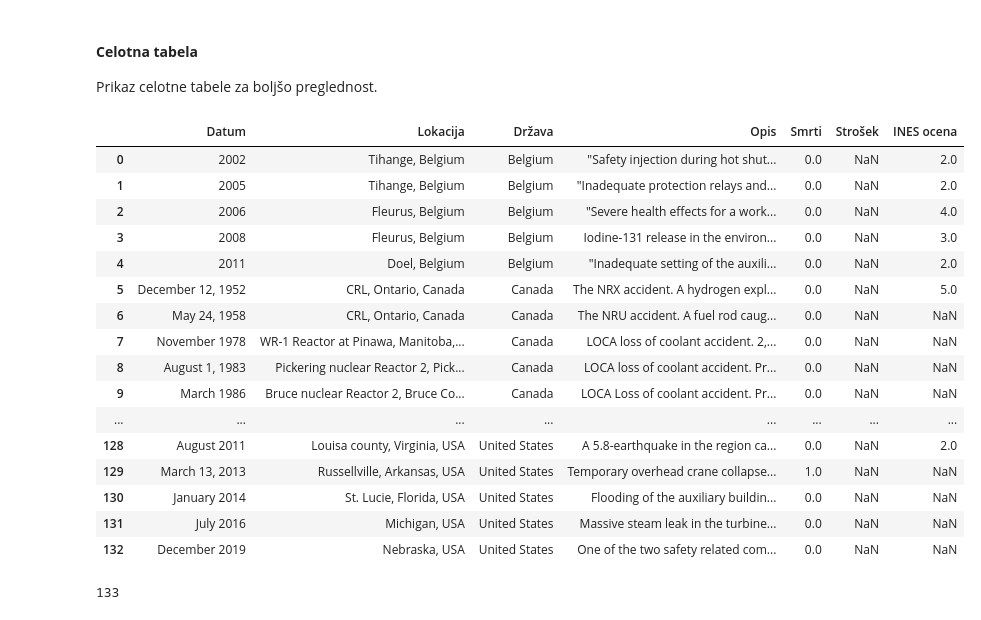
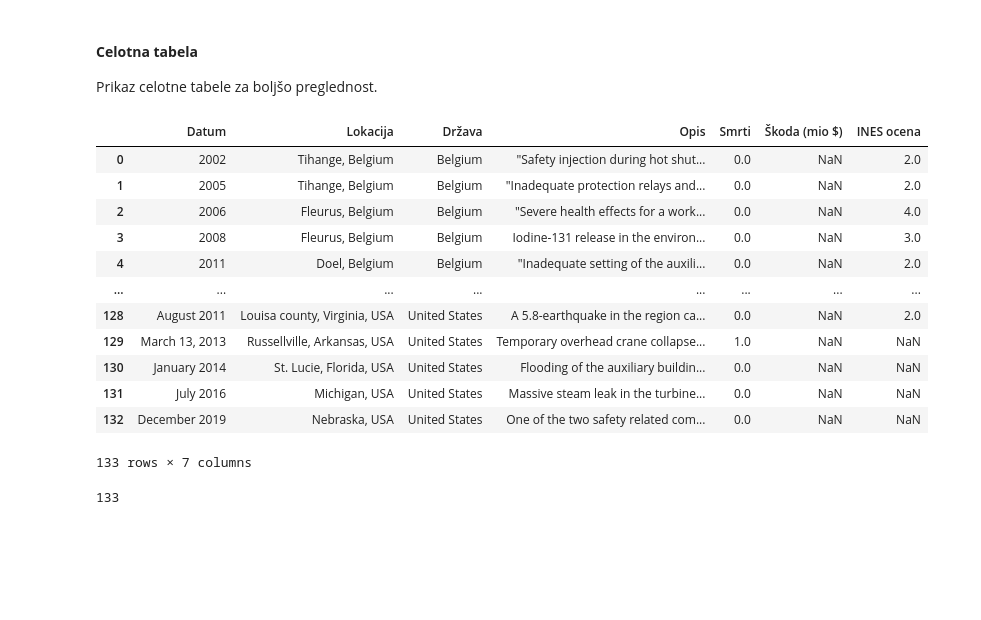
Before and after one commit to aljagombac/analiza-jedrskih-reaktorjev-in-nesrec, a Jupyter notebook: reaktoji_nesrece.ipynb, the cells around one changed output. Cells and saved outputs as stored; diff of their text form; code cells hidden in the pictures; blank space fills up the shorter version.

```diff
--- a/reaktoji_nesrece.ipynb
+++ b/reaktoji_nesrece.ipynb
@@ -284,26 +284,24 @@ len(moc_delujoci_zda)
 
 Prikaz celotne tabele za boljšo preglednost.
 # %%
+pd.set_option('display.max_rows', 100)
+
 # prikaz podatkov o jedrskih nesrečah
 jedr_nesrece
 # %% [output]
-|  | Datum | Lokacija | Država | Opis | Smrti | Strošek | INES ocena |
+|  | Datum | Lokacija | Država | Opis | Smrti | Škoda (mio $) | INES ocena |
 | 0 | 2002 | Tihange, Belgium | Belgium | "Safety injection during hot shut... | 0.0 | NaN | 2.0 |
 | 1 | 2005 | Tihange, Belgium | Belgium | "Inadequate protection relays and... | 0.0 | NaN | 2.0 |
 | 2 | 2006 | Fleurus, Belgium | Belgium | "Severe health effects for a work... | 0.0 | NaN | 4.0 |
 | 3 | 2008 | Fleurus, Belgium | Belgium | Iodine-131 release in the environ... | 0.0 | NaN | 3.0 |
 | 4 | 2011 | Doel, Belgium | Belgium | "Inadequate setting of the auxili... | 0.0 | NaN | 2.0 |
-| 5 | December 12, 1952 | CRL, Ontario, Canada | Canada | The NRX accident. A hydrogen expl... | 0.0 | NaN | 5.0 |
-| 6 | May 24, 1958 | CRL, Ontario, Canada | Canada | The NRU accident. A fuel rod caug... | 0.0 | NaN | NaN |
-| 7 | November 1978 | WR-1 Reactor at Pinawa, Manitoba,... | Canada | LOCA loss of coolant accident. 2,... | 0.0 | NaN | NaN |
-| 8 | August 1, 1983 | Pickering nuclear Reactor 2, Pick... | Canada | LOCA loss of coolant accident. Pr... | 0.0 | NaN | NaN |
-| 9 | March 1986 | Bruce nuclear Reactor 2, Bruce Co... | Canada | LOCA Loss of coolant accident. Pr... | 0.0 | NaN | NaN |
 | ... | ... | ... | ... | ... | ... | ... | ... |
 | 128 | August 2011 | Louisa county, Virginia, USA | United States | A 5.8-earthquake in the region ca... | 0.0 | NaN | 2.0 |
 | 129 | March 13, 2013 | Russellville, Arkansas, USA | United States | Temporary overhead crane collapse... | 1.0 | NaN | NaN |
 | 130 | January 2014 | St. Lucie, Florida, USA | United States | Flooding of the auxiliary buildin... | 0.0 | NaN | NaN |
 | 131 | July 2016 | Michigan, USA | United States | Massive steam leak in the turbine... | 0.0 | NaN | NaN |
 | 132 | December 2019 | Nebraska, USA | United States | One of the two safety related com... | 0.0 | NaN | NaN |
+133 rows × 7 columns
 # %%
 # število jedrskih nesrec
 len(jedr_nesrece)
```
Also changed, not shown: parts of 14 cells of this notebook, 2 other files.
